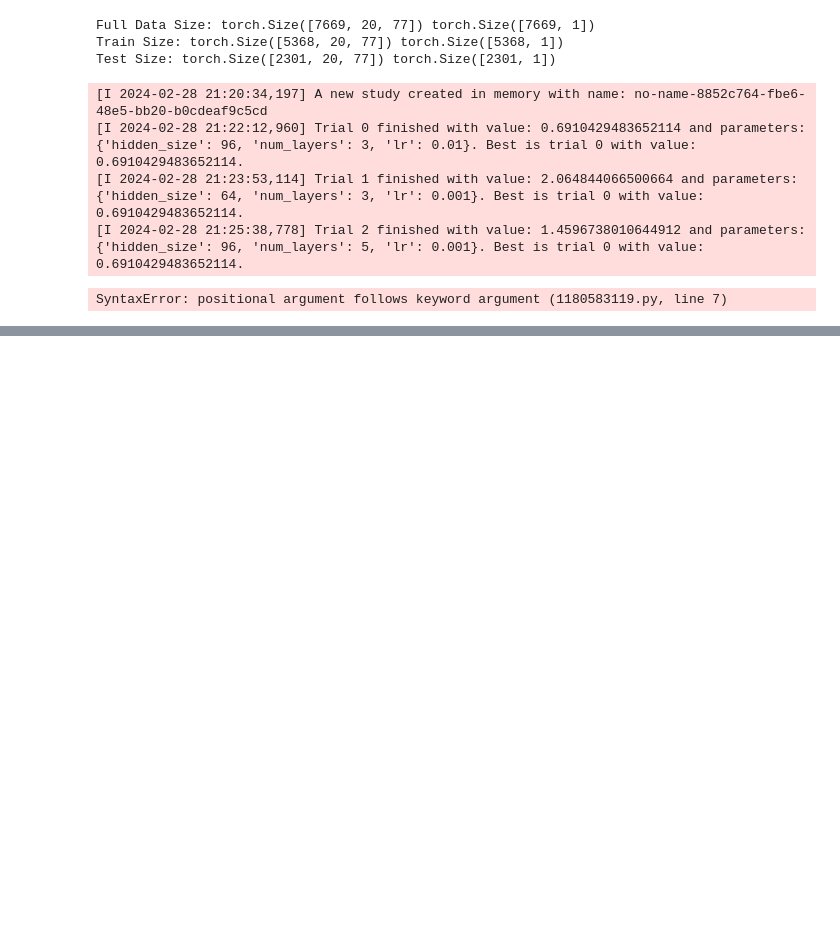
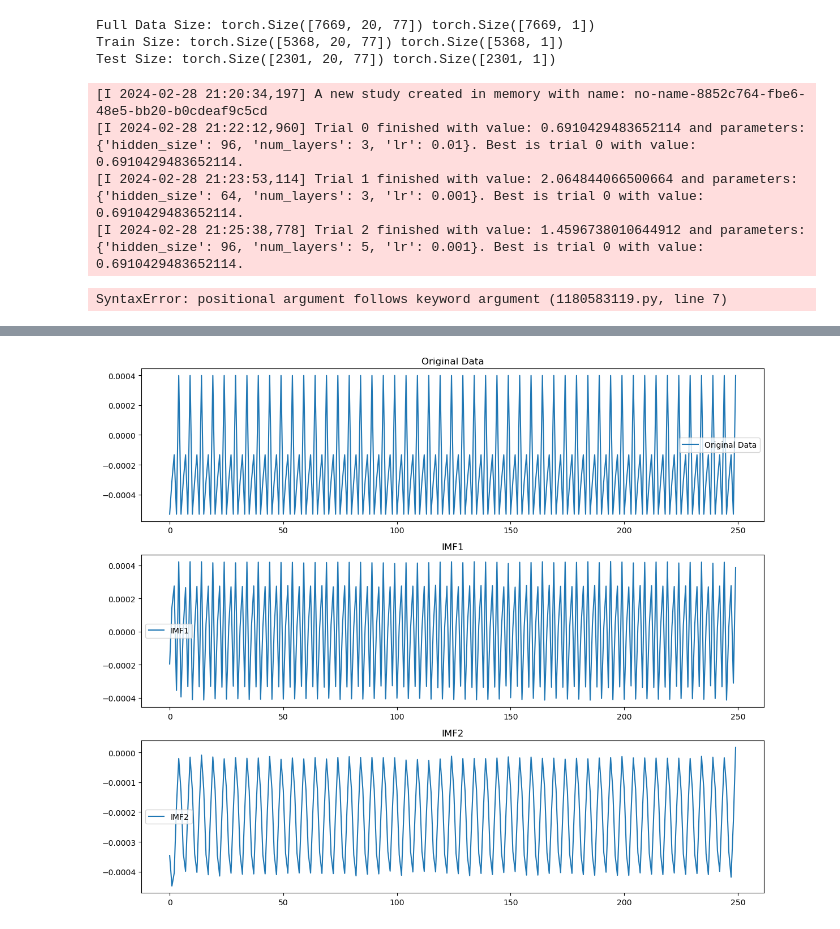
Before and after one commit to kevincoss/QuantInvestLab, a Jupyter notebook: btc_pred_rsch/code/models/CNN-LSTM_v3(shared).ipynb, the cells around one changed output, grey strips where cells are left out. Drawn from its saved outputs; the diff is of its cells as text; code cells hidden in the pictures; blank space fills up the shorter version.

```diff
--- a/btc_pred_rsch/code/models/CNN-LSTM_v3(shared).ipynb
+++ b/btc_pred_rsch/code/models/CNN-LSTM_v3(shared).ipynb
@@ -507,0 +561,19 @@ SyntaxError: positional argument follows keyword argument (1180583119.py, line 7
+# %%
+import pandas as pd
+from PyEMD import EEMD
+import numpy as np
+
+# 실제 데이터를 가정한 예시입니다. 실제 사용 시에는 해당 데이터프레임에 실제 데이터를 사용해야 합니다.
+data_example = [-0.000532, -0.000310, -0.000133, -0.000532, 0.000399] * 50  # 길이를 맞추기 위해 예시 데이터를 반복
+df = pd.DataFrame({'returns_next10m': data_example})
+
+# EEMD 인스턴스 생성 및 실행
+eemd = EEMD()
+eIMFs = eemd.eemd(df['returns_next10m'].values)
+
+# IMF1부터 IMF5까지의 컬럼을 DataFrame에 추가
+for i in range(min(5, eIMFs.shape[0])):  # eIMFs의 수가 5개 미만일 수 있으므로 최소값 사용
+    df[f'IMF{i+1}'] = eIMFs[i, :]
+
+# 생성된 컬럼들을 포함한 DataFrame의 상위 몇 행 출력
+df.head()
@@ -507,0 +587,23 @@ SyntaxError: positional argument follows keyword argument (1180583119.py, line 7
+# %%
+import matplotlib.pyplot as plt
+
+# 데이터 프레임에서 생성된 IMF 컬럼들을 시각화
+plt.figure(figsize=(12, 10))
+
+# 원본 데이터 시각화
+plt.subplot(min(6, eIMFs.shape[0]) + 1, 1, 1)
+plt.plot(df.index, df['returns_next10m'], label='Original Data')
+plt.title('Original Data')
+plt.legend()
+
+# IMF1부터 IMF5까지 시각화 (IMF의 수가 5개 미만일 경우에 대비)
+for i in range(min(5, eIMFs.shape[0])):
+    plt.subplot(min(6, eIMFs.shape[0]) + 1, 1, i+2)
+    plt.plot(df.index, df[f'IMF{i+1}'], label=f'IMF{i+1}')
+    plt.title(f'IMF{i+1}')
+    plt.legend()
+
+plt.tight_layout()
+plt.show()
+# %% [output]
+[figure, added]
```
Also changed, not shown: parts of 11 cells of this notebook, 3 other files.
